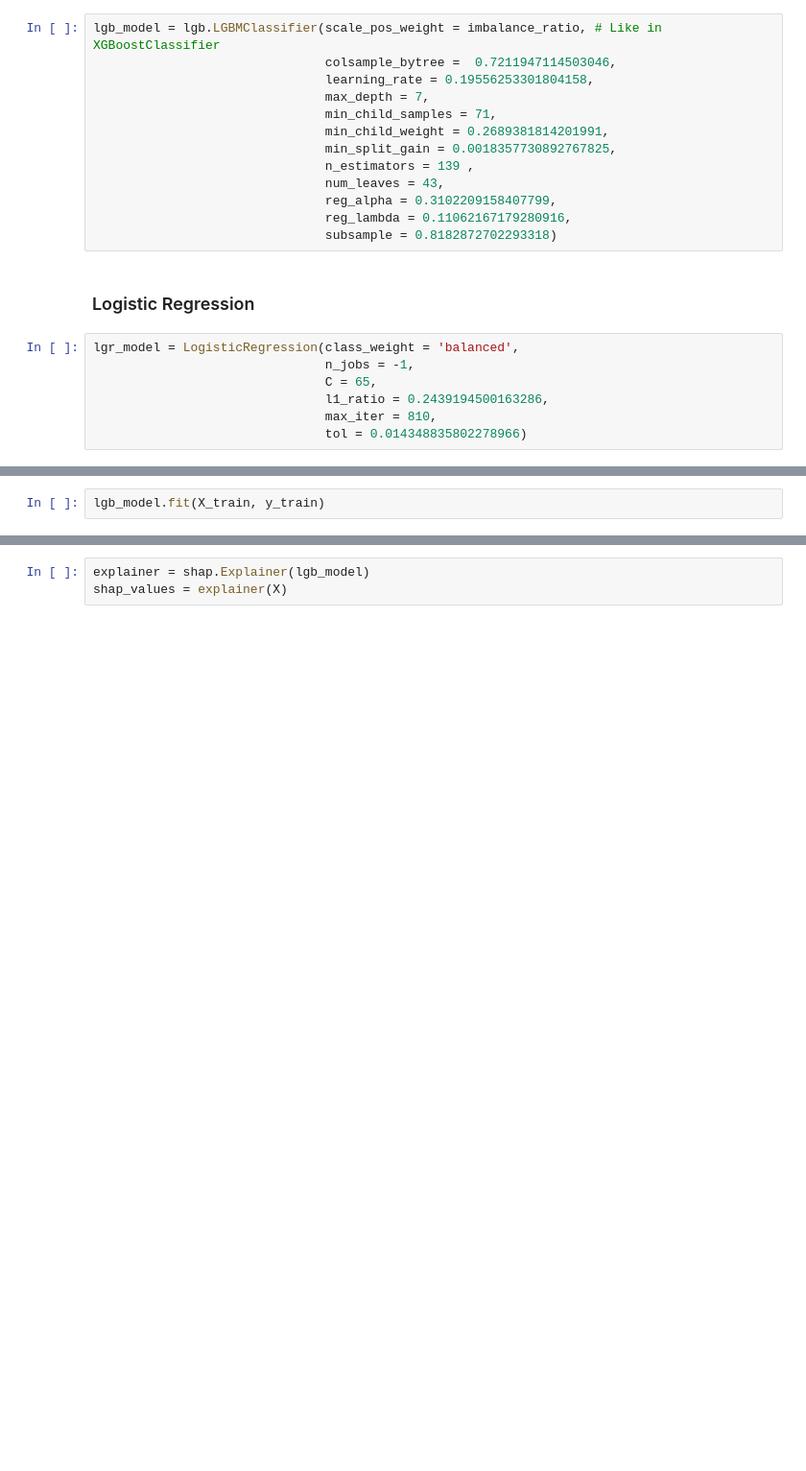
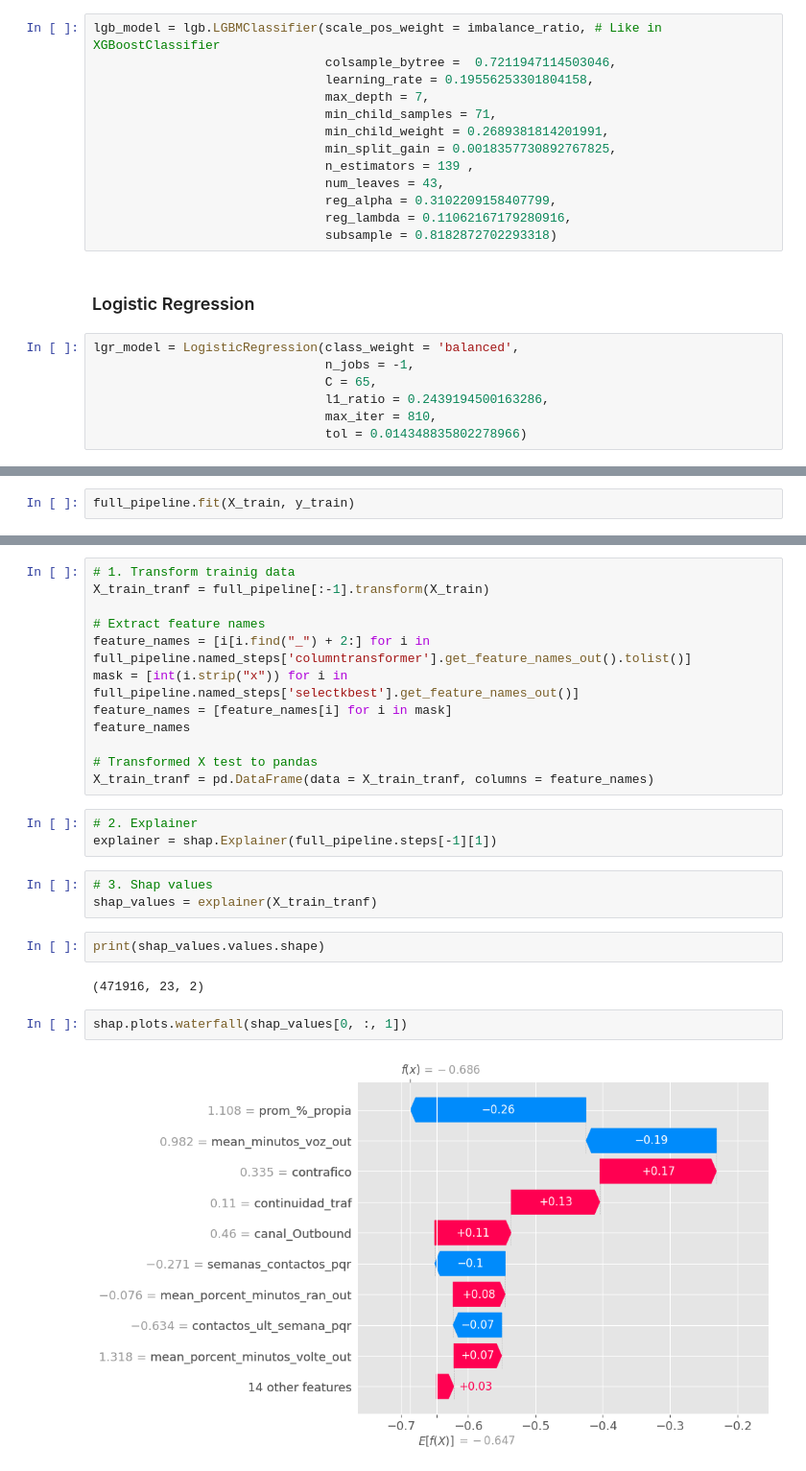
Before and after one commit to leandroaguazaco/data_science_portfolio, a Jupyter notebook: Projects/04-Churn_Telco_Analysis/04_Churn_Telco_Analysis_04_explaining.ipynb, the cells around one changed output, grey strips where cells are left out. Shown at 96% size. Drawn from its saved outputs; the diff is of its cells as text; blank space fills up the shorter version.

```diff
--- a/Projects/04-Churn_Telco_Analysis/04_Churn_Telco_Analysis_04_explaining.ipynb
+++ b/Projects/04-Churn_Telco_Analysis/04_Churn_Telco_Analysis_04_explaining.ipynb
@@ -481,3 +473,3 @@ lgr_model = LogisticRegression(class_weight = 'balanced',
 # %%
-lgb_model.fit(X_train, y_train)
+full_pipeline.fit(X_train, y_train)
 # %% [output]
@@ -498,3 +495,26 @@ ExplainerDashboard(explainer).run()
-# %%
-explainer = shap.Explainer(lgb_model)
-shap_values = explainer(X)
+# %%
+# 1. Transform trainig data
+X_train_tranf = full_pipeline[:-1].transform(X_train)
+
+# Extract feature names
+feature_names = [i[i.find("_") + 2:] for i in full_pipeline.named_steps['columntransformer'].get_feature_names_out().tolist()]
+mask = [int(i.strip("x")) for i in full_pipeline.named_steps['selectkbest'].get_feature_names_out()]
+feature_names = [feature_names[i] for i in mask]
+feature_names
+
+# Transformed X test to pandas
+X_train_tranf = pd.DataFrame(data = X_train_tranf, columns = feature_names)
+# %%
+# 2. Explainer
+explainer = shap.Explainer(full_pipeline.steps[-1][1])
+# %%
+# 3. Shap values
+shap_values = explainer(X_train_tranf)
+# %%
+print(shap_values.values.shape)
+# %% [output]
+(471916, 23, 2)
+# %%
+shap.plots.waterfall(shap_values[0, :, 1])
+# %% [output]
+[figure, added]
```
Also changed, not shown: parts of 46 cells of this notebook.
